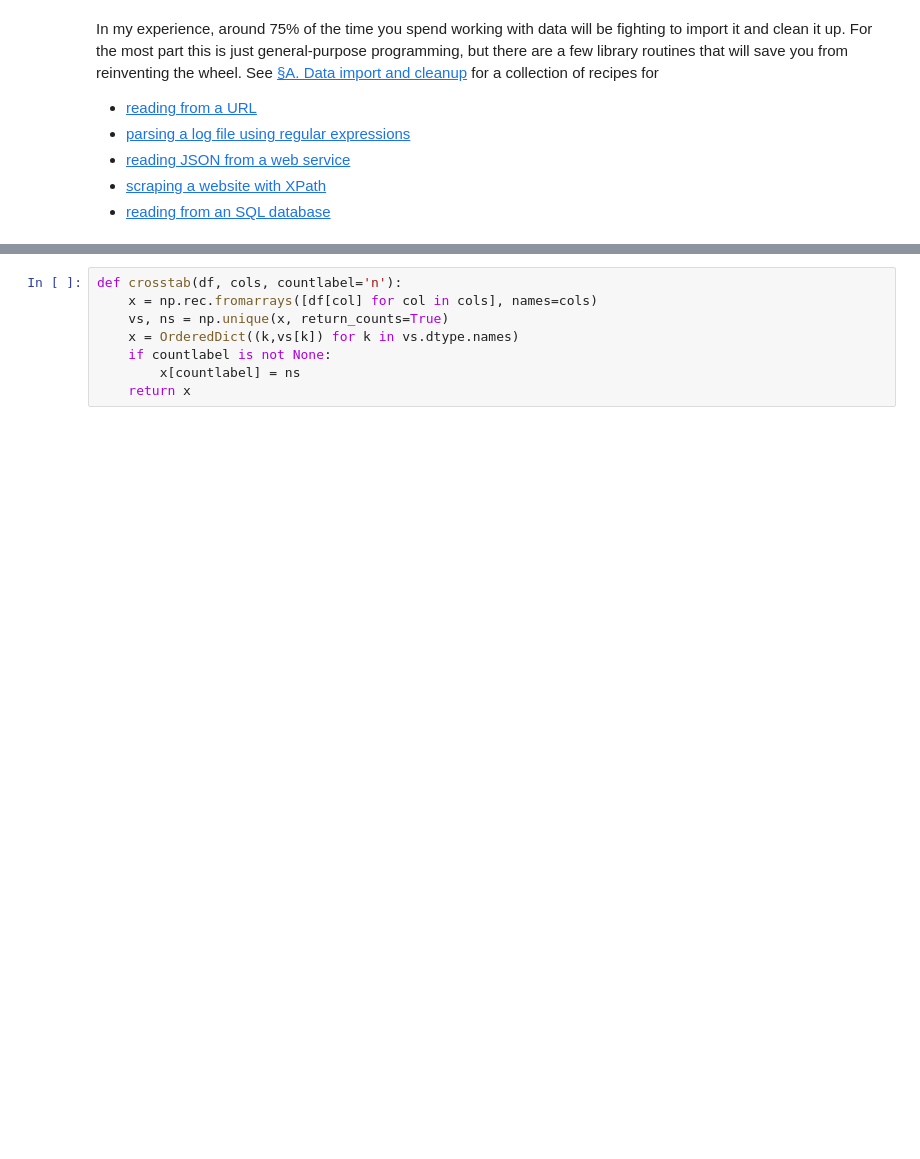
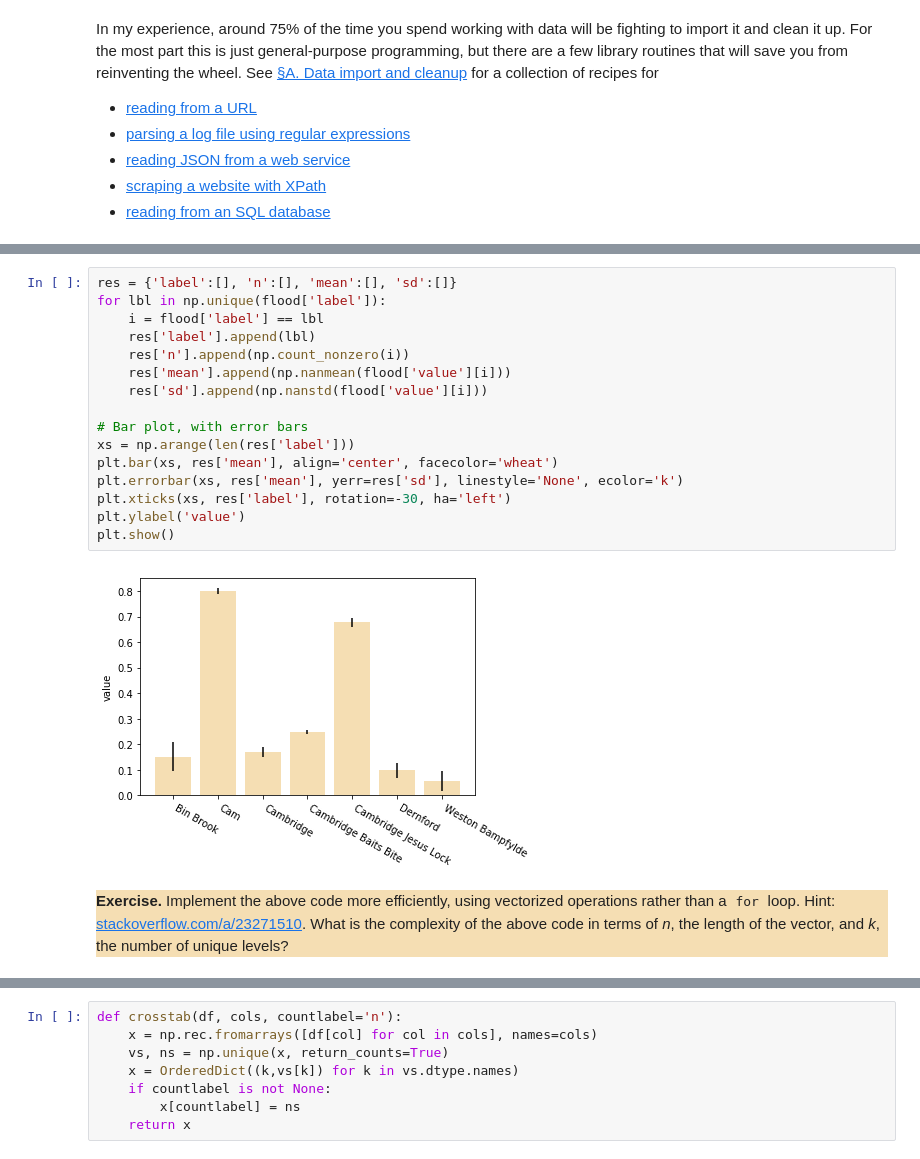
Before and after one commit to damonjw/scicomp, a Jupyter notebook: 3. Working with data.ipynb, the cells around one changed output, grey strips where cells are left out. Saved outputs shown, nothing was run; the diff lists cells and outputs as text; blank space fills up the shorter version.

```diff
--- a/3. Working with data.ipynb
+++ b/3. Working with data.ipynb
@@ -330,0 +253,23 @@ plt.show()
+# %%
+res = {'label':[], 'n':[], 'mean':[], 'sd':[]}
+for lbl in np.unique(flood['label']):
+    i = flood['label'] == lbl
+    res['label'].append(lbl)
+    res['n'].append(np.count_nonzero(i))
+    res['mean'].append(np.nanmean(flood['value'][i]))
+    res['sd'].append(np.nanstd(flood['value'][i]))
+
+# Bar plot, with error bars
+xs = np.arange(len(res['label']))
+plt.bar(xs, res['mean'], align='center', facecolor='wheat')
+plt.errorbar(xs, res['mean'], yerr=res['sd'], linestyle='None', ecolor='k')
+plt.xticks(xs, res['label'], rotation=-30, ha='left')
+plt.ylabel('value')
+plt.show()
+# %% [output]
+[figure, added]
+# %% [markdown]
+<div style="background-color:wheat"><strong>Exercise.</strong>
+Implement the above code more efficiently, using vectorized operations rather than a <code style="background-color:wheat">for</code> loop. Hint: <a href="https://stackoverflow.com/a/23271510">stackoverflow.com/a/23271510</a>.
+What is the complexity of the above code in terms of <em>n</em>, the length of the vector, and <em>k</em>, the number of unique levels?
+</div>
```
Also changed, not shown: parts of 85 cells of this notebook, 4 other files.
